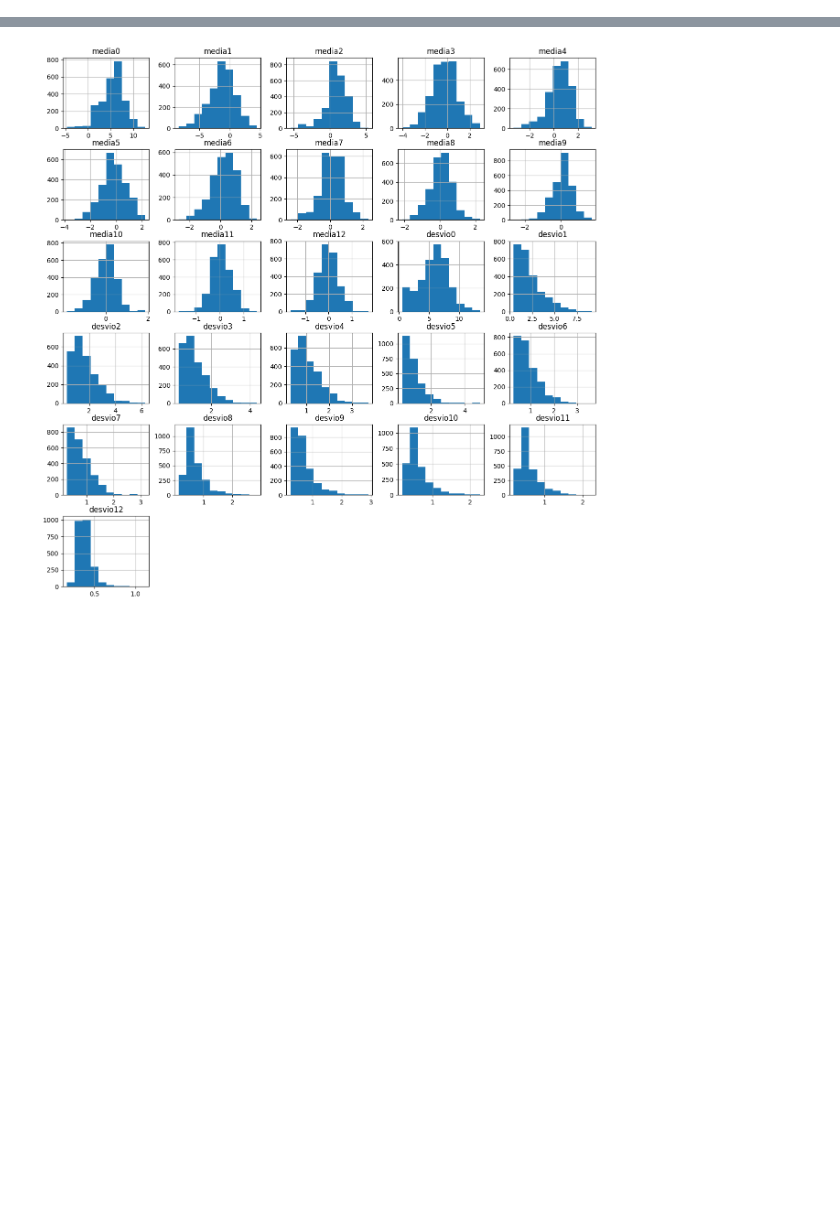
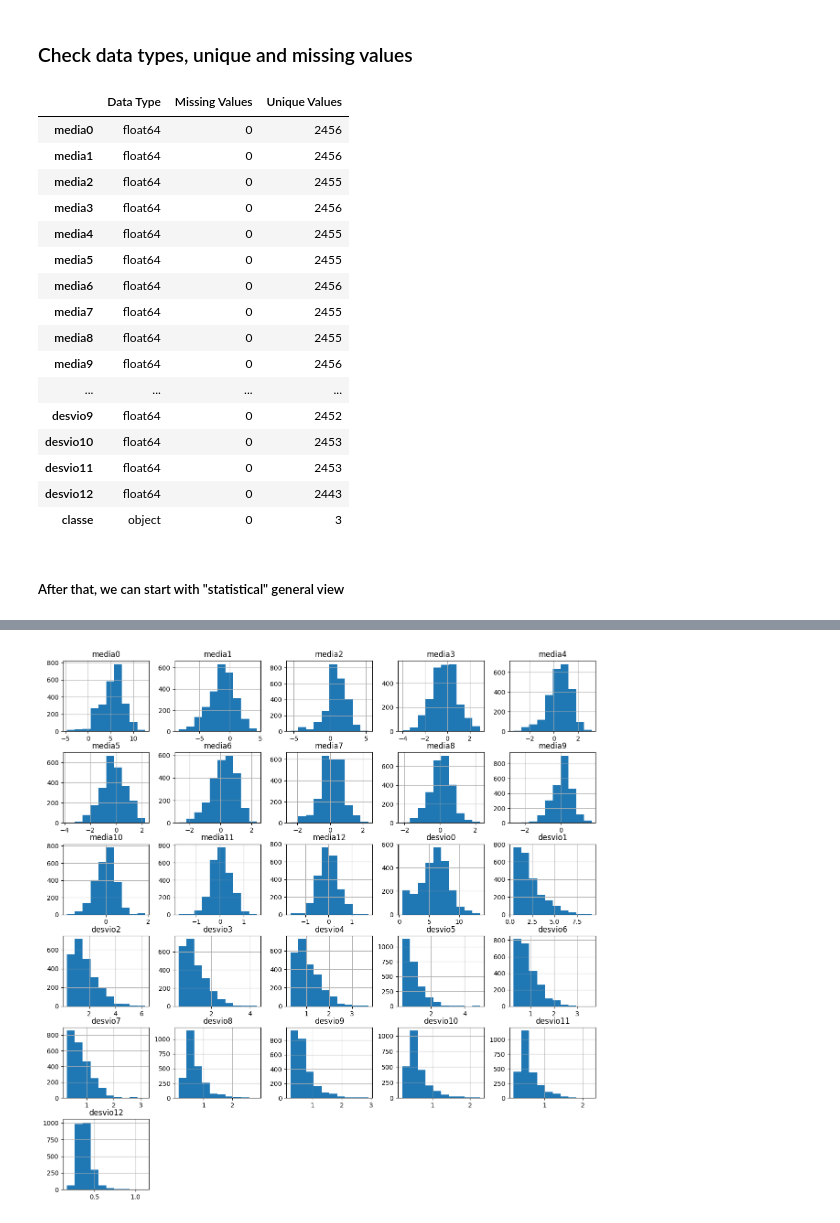
Before and after one commit to osvaldodmvs/APRAU_Project, a Jupyter notebook: main_notebook.ipynb, the cells around one changed output, grey strips where cells are left out. Saved outputs shown, nothing was run; the diff lists cells and outputs as text; code cells hidden in the pictures; blank space fills up the shorter version.

```diff
--- a/main_notebook.ipynb
+++ b/main_notebook.ipynb
@@ -27,0 +48,30 @@ df_merged.describe()
+# %% [markdown]
+###  Check data types, unique and missing values
+# %%
+data_info = pd.DataFrame({
+    'Data Type': df_merged.dtypes,
+    'Missing Values': df_merged.isnull().sum(),
+    'Unique Values': df_merged.nunique()
+})
+
+data_info
+# %% [output]
+|  | Data Type | Missing Values | Unique Values |
+| media0 | float64 | 0 | 2456 |
+| media1 | float64 | 0 | 2456 |
+| media2 | float64 | 0 | 2455 |
+| media3 | float64 | 0 | 2456 |
+| media4 | float64 | 0 | 2455 |
+| media5 | float64 | 0 | 2455 |
+| media6 | float64 | 0 | 2456 |
+| media7 | float64 | 0 | 2455 |
+| media8 | float64 | 0 | 2455 |
+| media9 | float64 | 0 | 2456 |
+| ... | ... | ... | ... |
+| desvio9 | float64 | 0 | 2452 |
+| desvio10 | float64 | 0 | 2453 |
+| desvio11 | float64 | 0 | 2453 |
+| desvio12 | float64 | 0 | 2443 |
+| classe | object | 0 | 3 |
+# %% [markdown]
+##### After that, we can start with "statistical" general view
```
Also changed, not shown: parts of 84 cells of this notebook.
